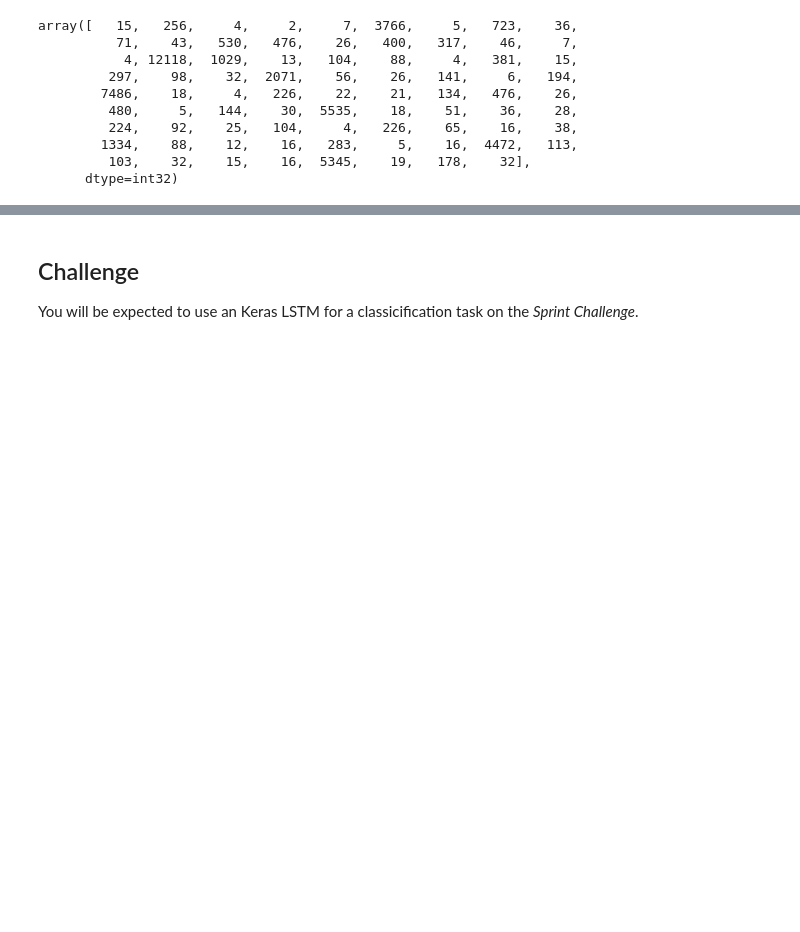
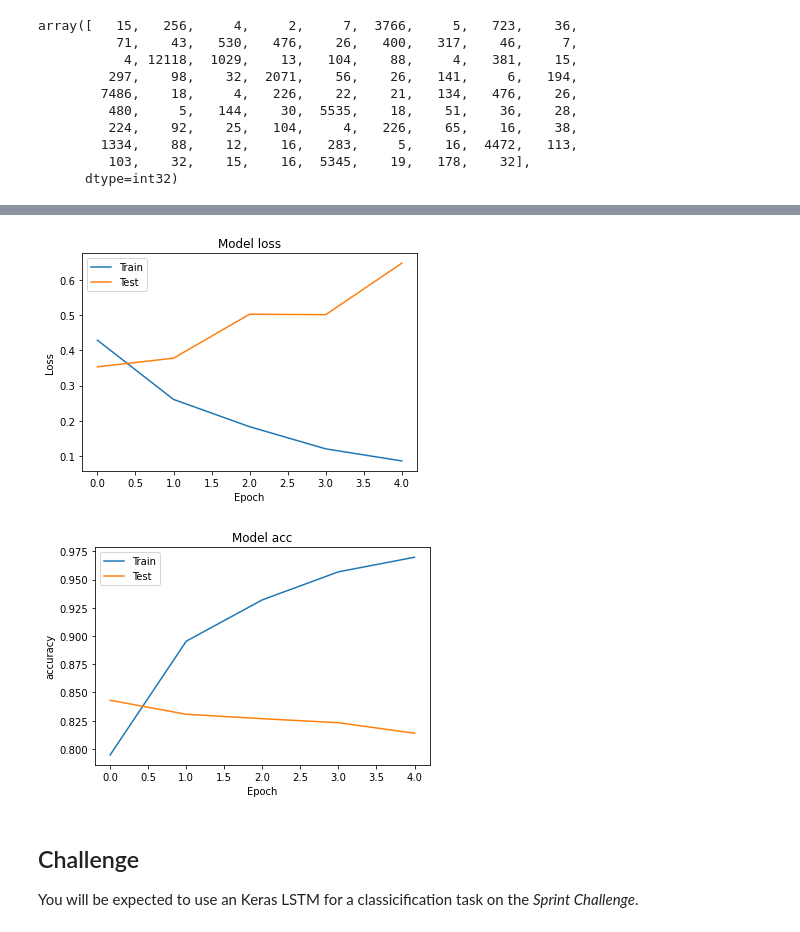
Before and after one commit to bloominstituteoftechnology/DS-Unit-4-Sprint-3-Deep-Learning, a Jupyter notebook: module1-rnn-and-lstm/LS_DS_431_RNN_and_LSTM_Lecture.ipynb, the cells around one changed output, grey strips where cells are left out. Cells and saved outputs as stored; diff of their text form; code cells hidden in the pictures; blank space fills up the shorter version.

```diff
--- a/module1-rnn-and-lstm/LS_DS_431_RNN_and_LSTM_Lecture.ipynb
+++ b/module1-rnn-and-lstm/LS_DS_431_RNN_and_LSTM_Lecture.ipynb
@@ -197,0 +248,6 @@ TypeError: 'History' object is not subscriptable
+# %%
+# this process can be used as a sentement anylisis
+unicorns2 = model.fit(x_train, y_train,
+          batch_size=batch_size,
+          epochs=5,
+          validation_data=(x_test,y_test))
@@ -198,3 +265,26 @@ TypeError: 'History' object is not subscriptable
+# %%
+def plot_history(hist):
+    # Plot training & validation loss values
+    plt.plot(hist.history['loss'])
+    plt.plot(hist.history['val_loss'])
+    plt.title('Model loss')
+    plt.ylabel('Loss')
+    plt.xlabel('Epoch')
+    plt.legend(['Train', 'Test'], loc='upper left')
+    plt.show();
+    # Plot training & validation loss values
+    plt.plot(hist.history['accuracy'])
+    plt.plot(hist.history['val_accuracy'])
+    plt.title('Model acc')
+    plt.ylabel('accuracy')
+    plt.xlabel('Epoch')
+    plt.legend(['Train', 'Test'], loc='upper left')
+    plt.show();
+    return None
+plot_history(unicorns2)
+# %% [output]
+[figure, added]
+[figure, added]
 # %% [markdown]
 ## Challenge
 
```
Also changed, not shown: parts of 11 cells of this notebook.
